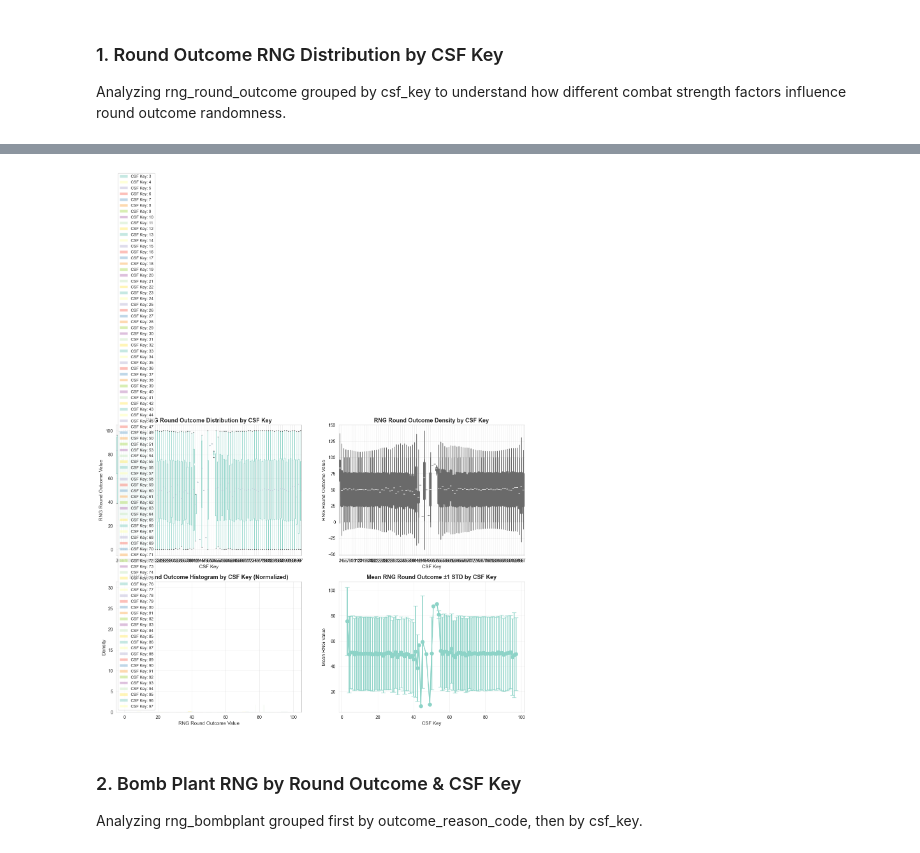
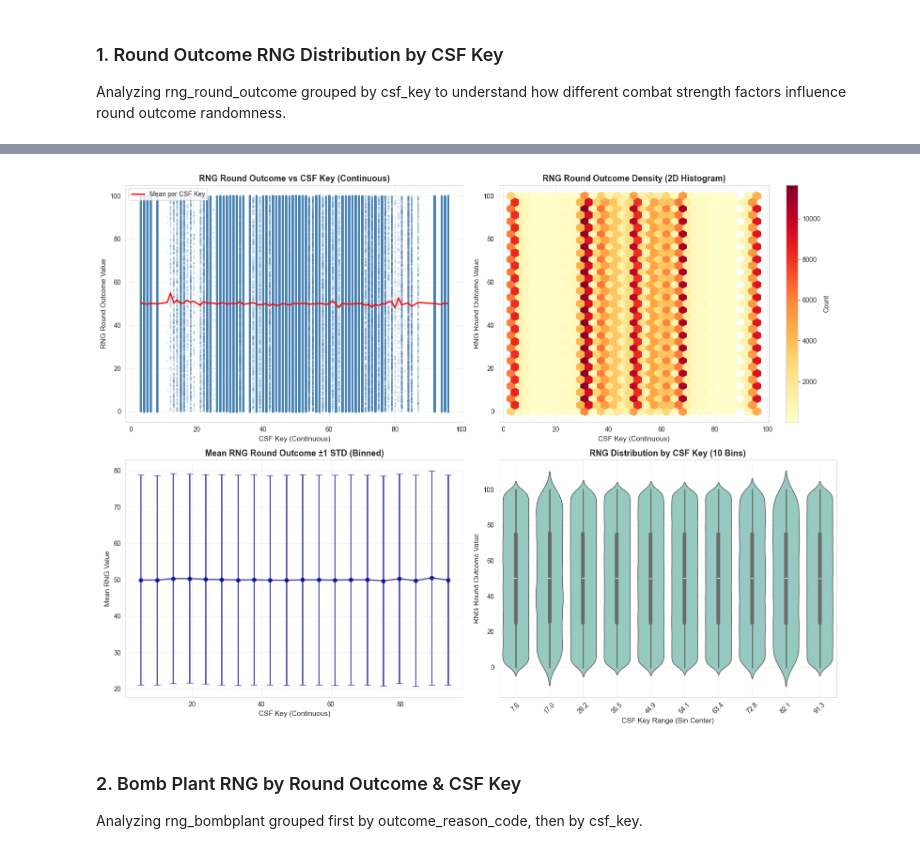
Before and after one commit to petz15/csgo_abm, a Jupyter notebook: analysis_notebook_CSF.ipynb, the cells around one changed output, grey strips where cells are left out. Saved outputs shown, nothing was run; the diff lists cells and outputs as text; code cells hidden in the pictures.

Commit message:
added some strategies and a simulation game analysis notebook

```diff
--- a/analysis_notebook_CSF.ipynb
+++ b/analysis_notebook_CSF.ipynb
@@ -4,7 +4,7 @@
 Specify the path to your CSV file and whether it's a full or minimal export.
 # %%
 # Configuration Parameters
-CSV_FILE_PATH = r"results_20251123_112038\all_games_full.csv"  # Update this path
+CSV_FILE_PATH = r"results_20251203_184828\all_games_full.csv"  # Update this path
 CSV_TYPE = "full"  # Options: "full" or "minimal"
 INCLUDE_OT_GAMES = False  # Set to False to exclude overtime games
 # %% [markdown]
@@ -168,53 +168,68 @@ RNG ROUND OUTCOME DISTRIBUTION BY CSF KEY
 ================================================================================
 # %%
-# Visualization: RNG Round Outcome by CSF Key
+# Visualization: RNG Round Outcome by CSF Key (CONTINUOUS)
 if df_rng is not None and 'csf_key' in df_rng.columns and 'rng_round_outcome' in df_rng.columns:
     fig, axes = plt.subplots(2, 2, figsize=(16, 12))
 
-    # 1. Box plot of RNG round outcome by CSF key
+    # 1. Scatter plot with mean trend line
     ax1 = axes[0, 0]
-    df_rng.boxplot(column='rng_round_outcome', by='csf_key', ax=ax1)
-    ax1.set_title('RNG Round Outcome Distribution by CSF Key', fontsize=13, fontweight='bold')
-    ax1.set_xlabel('CSF Key', fontsize=11)
+    ax1.scatter(df_rng['csf_key'], df_rng['rng_round_outcome'], alpha=0.1, s=5, color='steelblue')
+    # Calculate mean per CSF key for trend
+    csf_means = df_rng.groupby('csf_key')['rng_round_outcome'].mean()
+    ax1.plot(csf_means.index, csf_means.values, color='red', linewidth=2, label='Mean per CSF Key')
+    ax1.set_title('RNG Round Outcome vs CSF Key (Continuous)', fontsize=13, fontweight='bold')
+    ax1.set_xlabel('CSF Key (Continuous)', fontsize=11)
     ax1.set_ylabel('RNG Round Outcome Value', fontsize=11)
-    ax1.get_figure().suptitle('')  # Remove default title
+    ax1.legend()
     ax1.grid(alpha=0.3)
 
-    # 2. Violin plot for density visualization
+    # 2. Hexbin density plot
     ax2 = axes[0, 1]
-    csf_keys_sorted = sorted(df_rng['csf_key'].unique())
-    sns.violinplot(data=df_rng, x='csf_key', y='rng_round_outcome', order=csf_keys_sorted, ax=ax2)
-    ax2.set_title('RNG Round Outcome Density by CSF Key', fontsize=13, fontweight='bold')
-    ax2.set_xlabel('CSF Key', fontsize=11)
+    hexbin = ax2.hexbin(df_rng['csf_key'], df_rng['rng_round_outcome'], gridsize=30, cmap='YlOrRd', mincnt=1)
+    ax2.set_title('RNG Round Outcome Density (2D Histogram)', fontsize=13, fontweight='bold')
+    ax2.set_xlabel('CSF Key (Continuous)', fontsize=11)
     ax2.set_ylabel('RNG Round Outcome Value', fontsize=11)
+    plt.colorbar(hexbin, ax=ax2, label='Count')
     ax2.grid(alpha=0.3)
 
-    # 3. Histogram of RNG values colored by CSF key
+    # 3. Binned statistics with error bars
     ax3 = axes[1, 0]
-    for key in csf_keys_sorted:
-        data = df_rng[df_rng['csf_key'] == key]['rng_round_outcome']
-        ax3.hist(data, bins=30, alpha=0.5, label=f'CSF Key: {key}', density=True)
-    ax3.set_title('RNG Round Outcome Histogram by CSF Key (Normalized)', fontsize=13, fontweight='bold')
-    ax3.set_xlabel('RNG Round Outcome Value', fontsize=11)
-    ax3.set_ylabel('Density', fontsize=11)
-    ax3.legend(fontsize=9)
+    n_bins = 20
+    csf_bins = pd.cut(df_rng['csf_key'], bins=n_bins)
+    binned_stats = df_rng.groupby(csf_bins, observed=True)['rng_round_outcome'].agg([
+        ('mean', 'mean'),
+        ('std', 'std'),
+        ('count', 'count')
+    ])
+    bin_centers = [interval.mid for interval in binned_stats.index]
+
+    ax3.errorbar(bin_centers, binned_stats['mean'], yerr=binned_stats['std'],
+                 fmt='o-', capsize=5, markersize=6, linewidth=2, color='darkblue', alpha=0.7)
+    ax3.set_title('Mean RNG Round Outcome ±1 STD (Binned)', fontsize=13, fontweight='bold')
+    ax3.set_xlabel('CSF Key (Continuous)', fontsize=11)
+    ax3.set_ylabel('Mean RNG Value', fontsize=11)
     ax3.grid(alpha=0.3)
 
-    # 4. Mean and std by CSF key
+    # 4. Violin plot by binned CSF key
     ax4 = axes[1, 1]
-    ax4.errorbar(rng_outcome_by_csf['csf_key'], rng_outcome_by_csf['mean'],
-                 yerr=rng_outcome_by_csf['std'], fmt='o-', capsize=5, markersize=8, linewidth=2)
-    ax4.set_title('Mean RNG Round Outcome ±1 STD by CSF Key', fontsize=13, fontweight='bold')
-    ax4.set_xlabel('CSF Key', fontsize=11)
-    ax4.set_ylabel('Mean RNG Value', fontsize=11)
+    df_rng['csf_key_binned'] = pd.cut(df_rng['csf_key'], bins=10)
+    bin_labels = [f'{interval.mid:.1f}' for interval in df_rng['csf_key_binned'].cat.categories]
+    sns.violinplot(data=df_rng, x='csf_key_binned', y='rng_round_outcome', ax=ax4)
+    ax4.set_xticklabels(bin_labels, rotation=45)
+    ax4.set_title('RNG Distribution by CSF Key (10 Bins)', fontsize=13, fontweight='bold')
+    ax4.set_xlabel('CSF Key Range (Bin Center)', fontsize=11)
+    ax4.set_ylabel('RNG Round Outcome Value', fontsize=11)
     ax4.grid(alpha=0.3)
 
     plt.tight_layout()
     plt.show()
+
+    # Clean up temporary column
+    df_rng.drop('csf_key_binned', axis=1, inplace=True)
 else:
     print("Visualization skipped: Required columns not available.")
 # %% [output]
-[figure, old version]
+[figure, new version]
 # %% [markdown]
 ### 2. Bomb Plant RNG by Round Outcome & CSF Key
 
```
Also changed, not shown: parts of 12 cells of this notebook, 19 other files.
